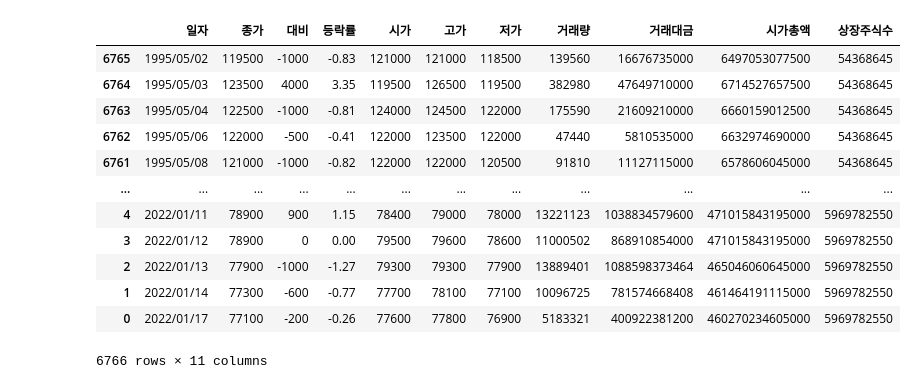
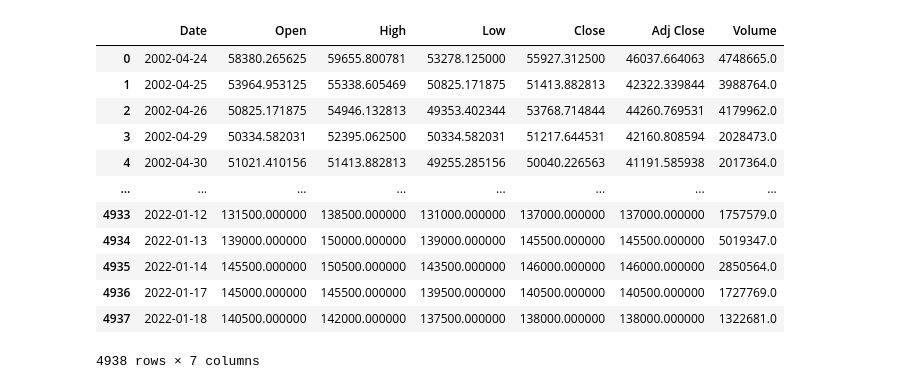
Before and after one commit to duffls/aiCourse, a Jupyter notebook: finance.ipynb, the cells around one changed output. Cells and saved outputs as stored; diff of their text form; code cells hidden in the pictures.

```diff
--- a/finance.ipynb
+++ b/finance.ipynb
@@ -1,22 +11,23 @@
 # %%
 import matplotlib.pyplot as plt
 import seaborn as sns
 import pandas as pd
+import numpy as np
 
-data = pd.read_csv('3416_20220117.csv', encoding='cp949') # cp949 가 더 최신
-data1 = data.sort_values(by='일자', ascending=True)
-data1
+# 다른 종목 sse: 삼성전자 lge:LG 전자
+data = pd.read_csv('lge.csv') #, encoding='cp949') # cp949 가 더 최신
+data
 # %% [output]
-|  | 일자 | 종가 | 대비 | 등락률 | 시가 | 고가 | 저가 | 거래량 | 거래대금 | 시가총액 | 상장주식수 |
-| 6765 | 1995/05/02 | 119500 | -1000 | -0.83 | 121000 | 121000 | 118500 | 139560 | 16676735000 | 6497053077500 | 54368645 |
-| 6764 | 1995/05/03 | 123500 | 4000 | 3.35 | 119500 | 126500 | 119500 | 382980 | 47649710000 | 6714527657500 | 54368645 |
-| 6763 | 1995/05/04 | 122500 | -1000 | -0.81 | 124000 | 124500 | 122000 | 175590 | 21609210000 | 6660159012500 | 54368645 |
-| 6762 | 1995/05/06 | 122000 | -500 | -0.41 | 122000 | 123500 | 122000 | 47440 | 5810535000 | 6632974690000 | 54368645 |
-| 6761 | 1995/05/08 | 121000 | -1000 | -0.82 | 122000 | 122000 | 120500 | 91810 | 11127115000 | 6578606045000 | 54368645 |
-| ... | ... | ... | ... | ... | ... | ... | ... | ... | ... | ... | ... |
-| 4 | 2022/01/11 | 78900 | 900 | 1.15 | 78400 | 79000 | 78000 | 13221123 | 1038834579600 | 471015843195000 | 5969782550 |
-| 3 | 2022/01/12 | 78900 | 0 | 0.00 | 79500 | 79600 | 78600 | 11000502 | 868910854000 | 471015843195000 | 5969782550 |
-| 2 | 2022/01/13 | 77900 | -1000 | -1.27 | 79300 | 79300 | 77900 | 13889401 | 1088598373464 | 465046060645000 | 5969782550 |
-| 1 | 2022/01/14 | 77300 | -600 | -0.77 | 77700 | 78100 | 77100 | 10096725 | 781574668408 | 461464191115000 | 5969782550 |
-| 0 | 2022/01/17 | 77100 | -200 | -0.26 | 77600 | 77800 | 76900 | 5183321 | 400922381200 | 460270234605000 | 5969782550 |
+|  | Date | Open | High | Low | Close | Adj Close | Volume |
+| 0 | 2002-04-24 | 58380.265625 | 59655.800781 | 53278.125000 | 55927.312500 | 46037.664063 | 4748665.0 |
+| 1 | 2002-04-25 | 53964.953125 | 55338.605469 | 50825.171875 | 51413.882813 | 42322.339844 | 3988764.0 |
+| 2 | 2002-04-26 | 50825.171875 | 54946.132813 | 49353.402344 | 53768.714844 | 44260.769531 | 4179962.0 |
+| 3 | 2002-04-29 | 50334.582031 | 52395.062500 | 50334.582031 | 51217.644531 | 42160.808594 | 2028473.0 |
+| 4 | 2002-04-30 | 51021.410156 | 51413.882813 | 49255.285156 | 50040.226563 | 41191.585938 | 2017364.0 |
+| ... | ... | ... | ... | ... | ... | ... | ... |
+| 4933 | 2022-01-12 | 131500.000000 | 138500.000000 | 131000.000000 | 137000.000000 | 137000.000000 | 1757579.0 |
+| 4934 | 2022-01-13 | 139000.000000 | 150000.000000 | 139000.000000 | 145500.000000 | 145500.000000 | 5019347.0 |
+| 4935 | 2022-01-14 | 145500.000000 | 150500.000000 | 143500.000000 | 146000.000000 | 146000.000000 | 2850564.0 |
+| 4936 | 2022-01-17 | 145000.000000 | 145500.000000 | 139500.000000 | 140500.000000 | 140500.000000 | 1727769.0 |
+| 4937 | 2022-01-18 | 140500.000000 | 142000.000000 | 137500.000000 | 138000.000000 | 138000.000000 | 1322681.0 |
-6766 rows × 11 columns
+4938 rows × 7 columns
```
Also changed, not shown: parts of 27 cells of this notebook.
